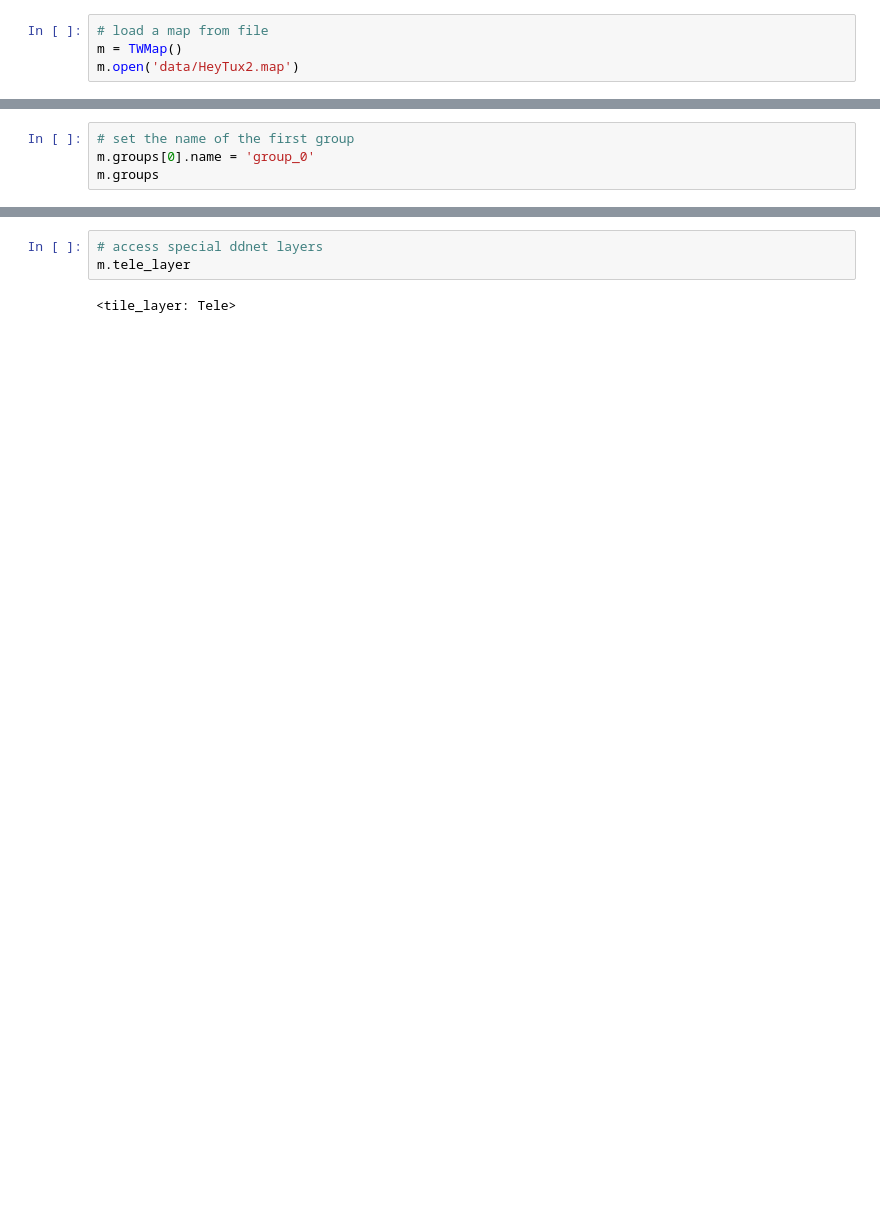
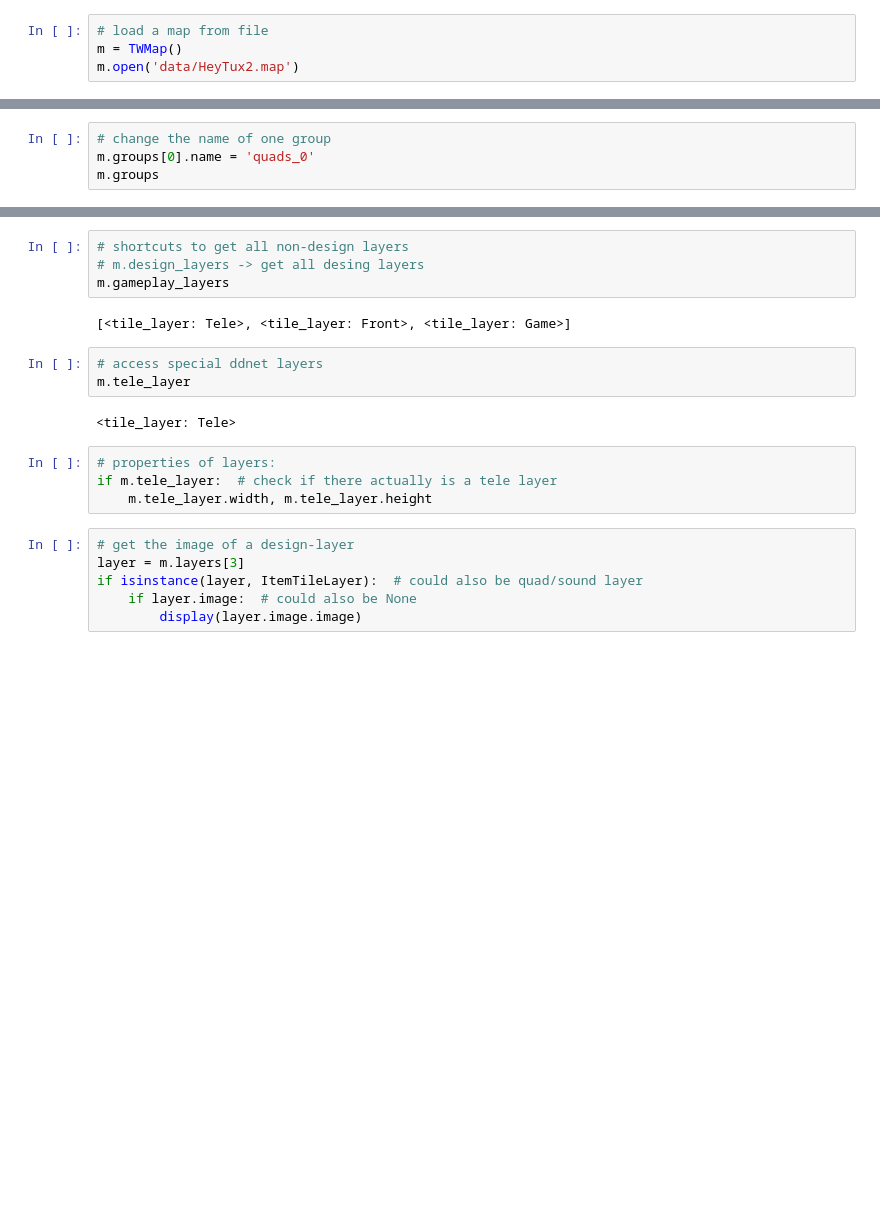
Before and after one commit to Marmare314/PyTeeworldsMap, a Jupyter notebook: examples/example_1.ipynb, the cells around one changed output, grey strips where cells are left out. Drawn from its saved outputs; the diff is of its cells as text; blank space fills up the shorter version.

```diff
--- a/examples/example_1.ipynb
+++ b/examples/example_1.ipynb
@@ -30,5 +18,5 @@ m.groups
 # %%
-# set the name of the first group
-m.groups[0].name = 'group_0'
+# change the name of one group
+m.groups[0].name = 'quads_0'
 m.groups
 # %% [output]
@@ -36,5 +53,23 @@ m.groups
+# %%
+# shortcuts to get all non-design layers
+# m.design_layers -> get all desing layers
+m.gameplay_layers
+# %% [output]
+[<tile_layer: Tele>, <tile_layer: Front>, <tile_layer: Game>]
 # %%
 # access special ddnet layers
 m.tele_layer
 # %% [output]
 <tile_layer: Tele>
+# %%
+# properties of layers:
+if m.tele_layer:  # check if there actually is a tele layer
+    m.tele_layer.width, m.tele_layer.height
+# %%
+# get the image of a design-layer
+layer = m.layers[3]
+if isinstance(layer, ItemTileLayer):  # could also be quad/sound layer
+    if layer.image:  # could also be None
+        display(layer.image.image)
+# %% [output]
+[figure, added]
```
Also changed, not shown: parts of 8 cells of this notebook, 13 other files.
